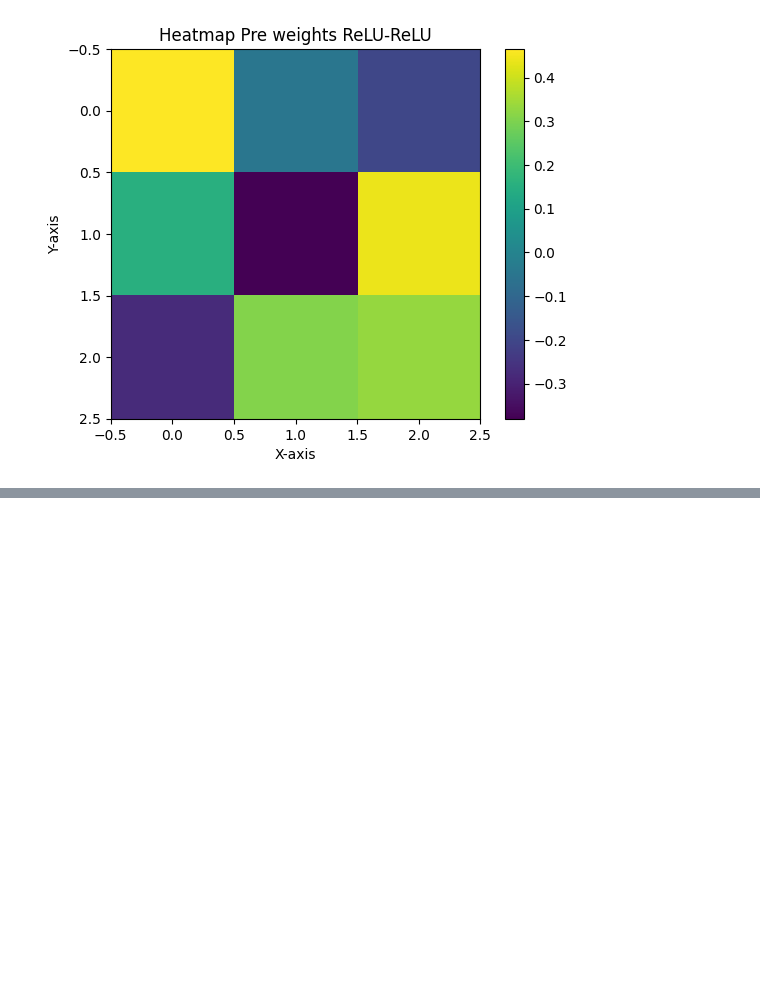
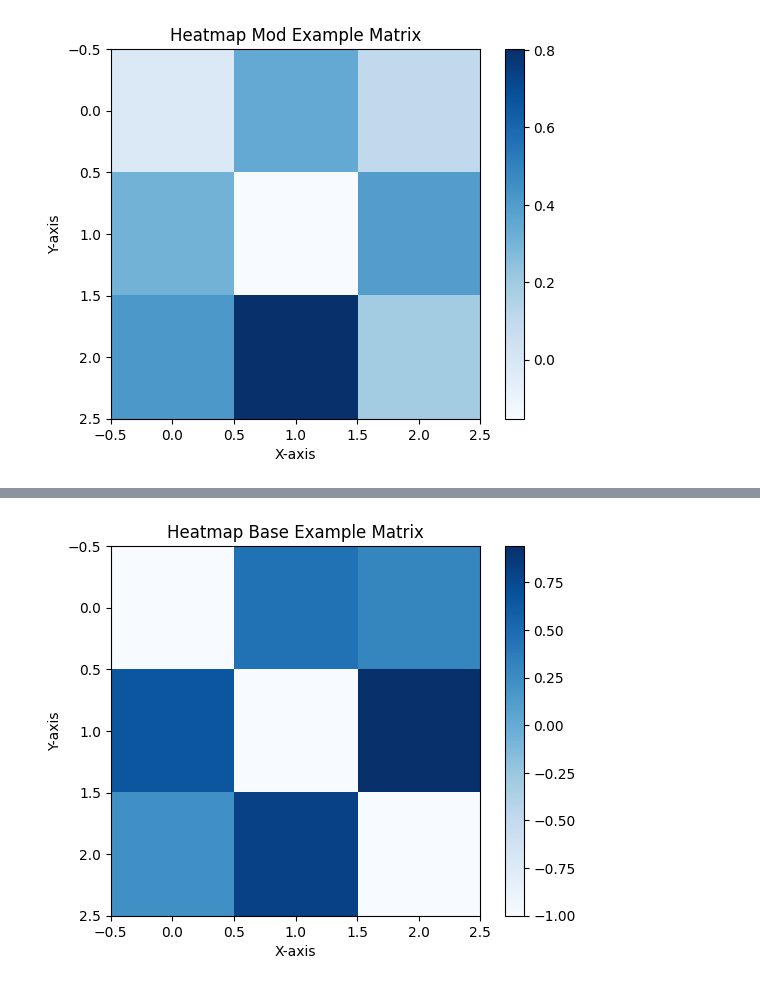
Before and after one commit to CorgiCoder-json/ANN_Noise_Study, a Jupyter notebook: random_heatmp_test.ipynb, the cells around one changed output, grey strips where cells are left out. Drawn from its saved outputs; the diff is of its cells as text; code cells hidden in the pictures; blank space fills up the shorter version.

Commit message:
testing different heatmap color scales; same results

```diff
--- a/random_heatmp_test.ipynb
+++ b/random_heatmp_test.ipynb
@@ -28,5 +28,5 @@ print(image)
 # %%
-example = np.array([[0.96503288, 0.45242525, 0.30052466], [0.65297134, 0.11945828, 0.93953196], [0.22197709, 0.80758823, 0.82971406]])
+example = np.array([[-1, 0.45242525, 0.30052466], [0.65297134, -1, 0.93953196], [0.22197709, 0.80758823, -1]])
 
 print("BASE EXAMPLE")
 print(np.min(example))
@@ -38,10 +38,13 @@ print(np.linalg.det(example))
 print(np.linalg.eigvals(example))
 
 example = np.matrix(example)
-
-mod_example = example - 0.5
+mod_mat = np.random.rand(3, 3)
+mod_example = example * .3 + mod_mat * .7
 print("MOD EXAMPLE")
 print(np.linalg.det(mod_example))
 print(np.linalg.eigvals(mod_example))
+
+print("EIGENVAL Change")
+print(np.linalg.eigvals(example)/np.linalg.eigvals(mod_example))
 # %% [output]
 BASE EXAMPLE
@@ -58,18 +63,81 @@ MOD EXAMPLE
 # %%
 # Create the heatmap
 fig = plt.figure(0)
-plt.imshow(mod_example, cmap='viridis', interpolation='nearest')
+plt.imshow(mod_example, cmap='Blues', interpolation='nearest')
 
 # Add a colorbar for reference
 plt.colorbar()
 
 # Add labels (optional)
 plt.xlabel('X-axis')
 plt.ylabel('Y-axis')
-plt.title('Heatmap Pre weights ReLU-ReLU')
+plt.title('Heatmap Mod Example Matrix')
 
 # Show the plot
 plt.show()
 print(mod_example)
+
+# Create the heatmap
+fig = plt.figure(1)
+plt.imshow(example, cmap='Blues', interpolation='nearest')
+
+# Add a colorbar for reference
+plt.colorbar()
+
+# Add labels (optional)
+plt.xlabel('X-axis')
+plt.ylabel('Y-axis')
+plt.title('Heatmap Base Example Matrix')
+
+# Show the plot
+plt.show()
+print(example)
+
+fig = plt.figure(2)
+plt.imshow(mod_mat, cmap='Blues', interpolation='nearest')
+
+# Add a colorbar for reference
+plt.colorbar()
+
+# Add labels (optional)
+plt.xlabel('X-axis')
+plt.ylabel('Y-axis')
+plt.title('Heatmap Mod Matrix')
+
+# Show the plot
+plt.show()
+print(mod_mat)
+
+# Create the heatmap
+fig = plt.figure(3)
+plt.imshow(example+mod_example, cmap='Blues', interpolation='nearest')
+
+# Add a colorbar for reference
+plt.colorbar()
+
+# Add labels (optional)
+plt.xlabel('X-axis')
+plt.ylabel('Y-axis')
+plt.title('Heatmap Example Mod + Example Matrix')
+
+# Show the plot
+plt.show()
+print(example+mod_example)
+
+# Create the heatmap
+fig = plt.figure(4)
+plt.imshow(example-mod_example, cmap='Blues', interpolation='nearest')
+
+# Add a colorbar for reference
+plt.colorbar()
+
+# Add labels (optional)
+plt.xlabel('X-axis')
+plt.ylabel('Y-axis')
+plt.title('Heatmap Example Mod - Example Matrix')
+
+# Show the plot
+plt.show()
+print(example-mod_example)
 # %% [output]
-[figure, old version]
+[figure, new version]
@@ -78,0 +147 @@ print(mod_example)
+[figure, added]
```
Also changed, not shown: parts of 4 cells of this notebook, 1 other file.
